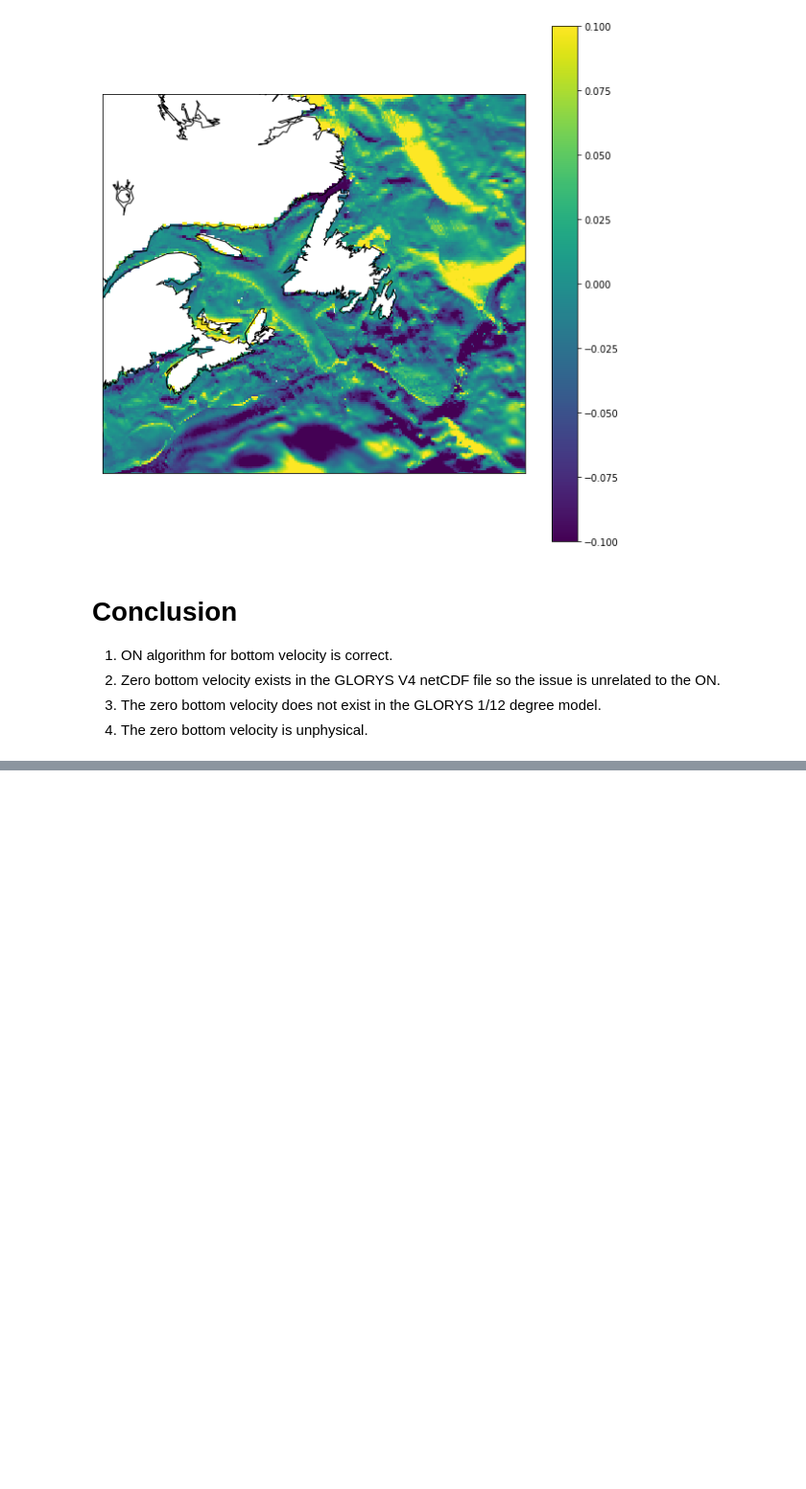
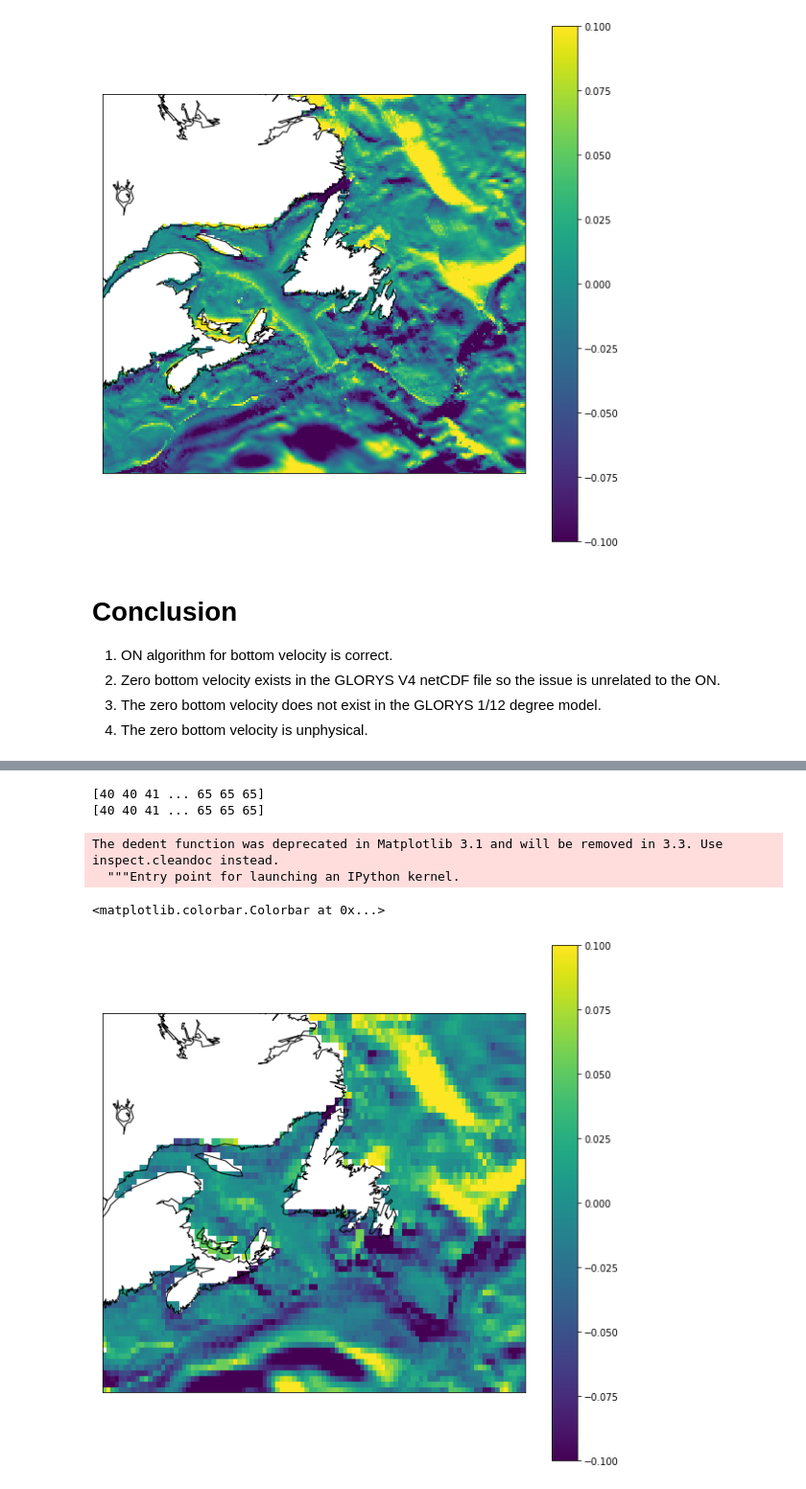
Before and after one commit to nsoontie/ocn_nav, a Jupyter notebook: notebooks/glorys/GLOYRS4 zero bottom velocities.ipynb, the cells around one changed output, grey strips where cells are left out. Shown at 96% size. Cells and saved outputs as stored; diff of their text form; code cells hidden in the pictures; blank space fills up the shorter version.

Commit message:
Additional check on CMEMS files

```diff
--- a/notebooks/glorys/GLOYRS4 zero bottom velocities.ipynb
+++ b/notebooks/glorys/GLOYRS4 zero bottom velocities.ipynb
@@ -123,0 +129,25 @@ The dedent function was deprecated in Matplotlib 3.1 and will be removed in 3.3.
+# %%
+dU = xr.open_dataset('/home/soontiensn/remote2/hank/cmems/GLOBAL_REANALYSIS_PHY_001_025/global-reanalysis-phy-001-025-monthly/1996/mercatorglorys2v4_gl4_mean_199601.nc')
+u = dU.u.values[0,...]
+v = dU.v.values[0,...]
+lon=dU.longitude.values
+lat=dU.latitude.values
+lons,lats=np.meshgrid(lon,lat)
+# %%
+u_bottom = bottom_data(u)
+v_bottom = bottom_data(v)
+# %% [output]
+[40 40 41 ... 65 65 65]
+[40 40 41 ... 65 65 65]
+# %%
+m = Basemap(projection='merc',llcrnrlat=40,urcrnrlat=55,llcrnrlon=-70,urcrnrlon=-45,resolution='l')
+x,y=m(lons,lats)
+fig, ax = plt.subplots(1,1,figsize=(10,10))
+mesh = m.pcolormesh(x,y,u_bottom,vmin=-.1,vmax=.1,ax=ax)
+m.drawcoastlines()
+plt.colorbar(mesh,ax=ax)
+# %% [output]
+The dedent function was deprecated in Matplotlib 3.1 and will be removed in 3.3. Use inspect.cleandoc instead.
+  """Entry point for launching an IPython kernel.
+<matplotlib.colorbar.Colorbar at 0x...>
+[figure, added]
```
Also changed, not shown: parts of 5 cells of this notebook.
